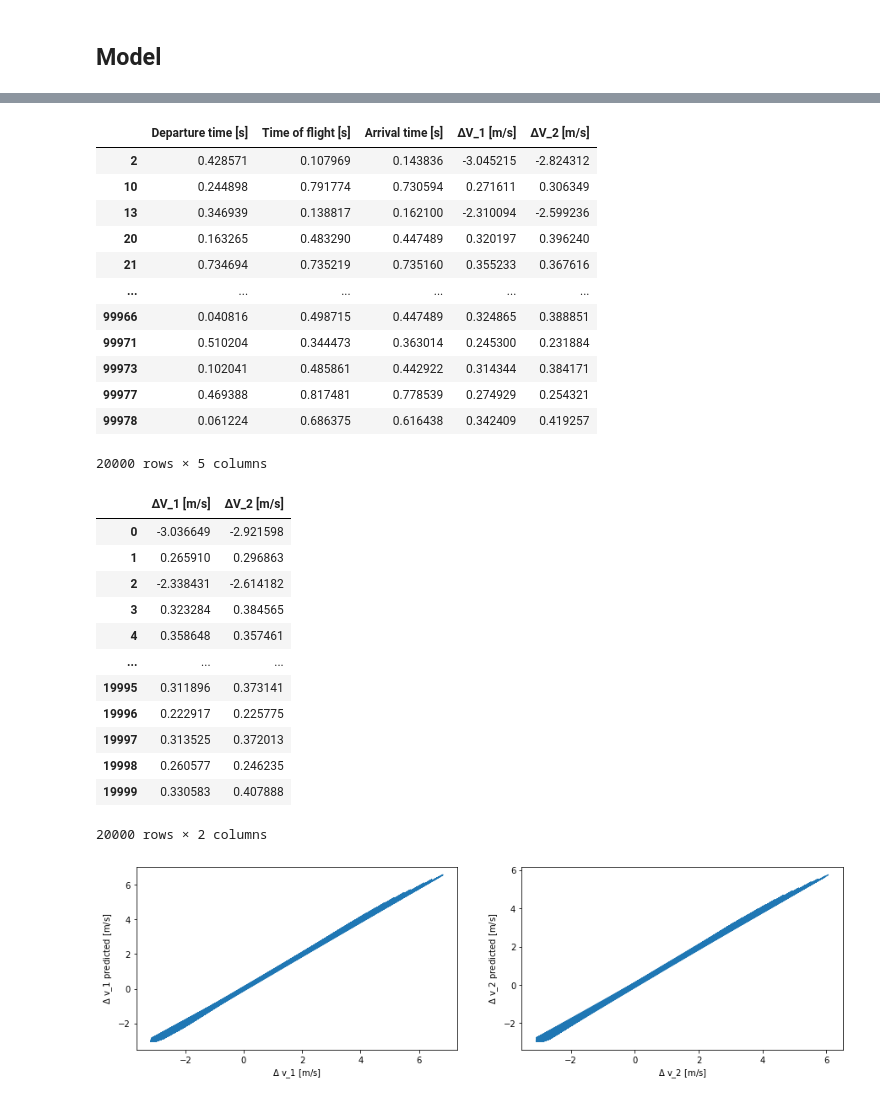
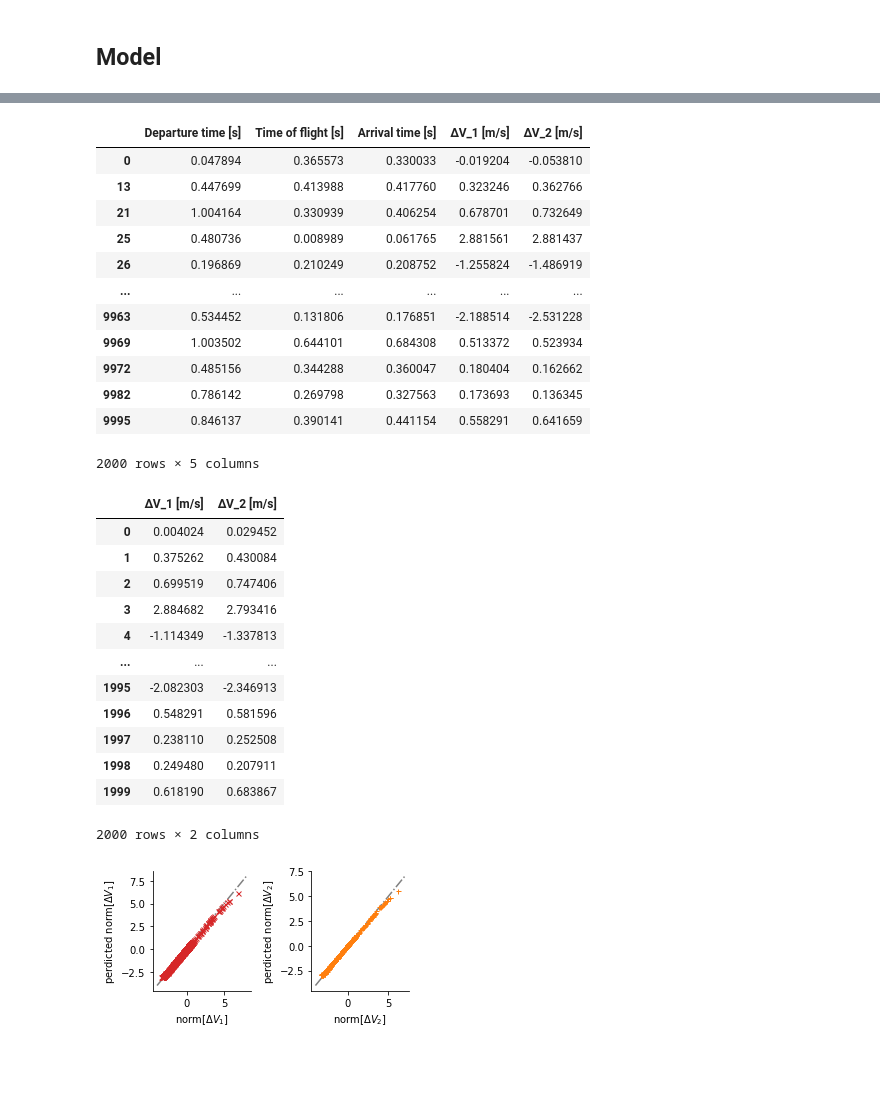
Before and after one commit to lorenzamottinelli/STA_GroupML13, a Jupyter notebook: case_3.ipynb, the cells around one changed output, grey strips where cells are left out. Drawn from its saved outputs; the diff is of its cells as text; code cells hidden in the pictures; blank space fills up the shorter version.

Commit message:
Updated case 3 notebook

```diff
--- a/case_3.ipynb
+++ b/case_3.ipynb
@@ -2,6 +2,8 @@
 # ST>A | Special Topics in Astrodynamics | ae4889
 # %%
 import matplotlib.pyplot as plt
+from scipy.stats import norm
+from scipy import stats
 import numpy as np
 import pandas as pd
 import seaborn as sns
@@ -14,6 +16,7 @@ from IPython.core.display import Image, display
 
 print(f"tensorflow version: {tf.__version__}")
 plt.rcParams['figure.facecolor'] = 'white'
+plt.rcParams['axes.spines.top'] = plt.rcParams['axes.spines.right'] = False
 np.set_printoptions(precision=4, suppress=True)
 
 JULIAN_DAY = 86400.0
@@ -23,7 +26,7 @@ departure_range = np.array([-25, 24]) * JULIAN_DAY + launch_window22
 arrival_range = np.array([-25 + 60, 24 + 449]) * JULIAN_DAY + launch_window22
 time_of_flight_range = arrival_range - departure_range
 
-raw_data = np.loadtxt('Output.txt', skiprows=1, delimiter=',')
+raw_data = np.loadtxt('Output.txt', skiprows=1, delimiter=',')[:10000]
 time_of_flight = raw_data[:, 1] - raw_data[:, 0]
 
 raw_data = np.vstack((raw_data[:, 0], time_of_flight, raw_data[:, 1], raw_data[:, 2], raw_data[:, 3])).T
@@ -179,8 +189,9 @@ train_data_normalised.describe().transpose()
 ## Model
 # %%
 model = keras.Sequential([
-    layers.Dense(100, activation='relu', input_shape=[2]),
-    layers.Dense(100, activation='relu'),
+    layers.Dense(50, activation='relu', input_shape=[2]),
+    layers.Dense(50, activation='relu'),
+    layers.Dense(50, activation='relu'),
     layers.Dense(2)
 ])
 
@@ -225,6 +238,6 @@ history = model.fit(train_data_normalised[[column_names[0], column_names[1]]].to
                     train_data_normalised[[column_names[3], column_names[4]]].to_numpy(),
                     validation_split=0.2,
                     epochs=1000,
-                    batch_size=5000,
+                    batch_size=500,
                     callbacks=[early_stop])
 # %% [output]
@@ -287,43 +300,50 @@ test_data_normalised = normalise_dataset(test_dataset.copy())
 test_data_normalised
 # %% [output]
 |  | Departure time [s] | Time of flight [s] | Arrival time [s] | ∆V_1 [m/s] | ∆V_2 [m/s] |
-| 2 | 0.428571 | 0.107969 | 0.143836 | -3.045215 | -2.824312 |
-| 10 | 0.244898 | 0.791774 | 0.730594 | 0.271611 | 0.306349 |
-| 13 | 0.346939 | 0.138817 | 0.162100 | -2.310094 | -2.599236 |
-| 20 | 0.163265 | 0.483290 | 0.447489 | 0.320197 | 0.396240 |
-| 21 | 0.734694 | 0.735219 | 0.735160 | 0.355233 | 0.367616 |
+| 0 | 0.047894 | 0.365573 | 0.330033 | -0.019204 | -0.053810 |
+| 13 | 0.447699 | 0.413988 | 0.417760 | 0.323246 | 0.362766 |
+| 21 | 1.004164 | 0.330939 | 0.406254 | 0.678701 | 0.732649 |
+| 25 | 0.480736 | 0.008989 | 0.061765 | 2.881561 | 2.881437 |
+| 26 | 0.196869 | 0.210249 | 0.208752 | -1.255824 | -1.486919 |
 | ... | ... | ... | ... | ... | ... |
-| 99966 | 0.040816 | 0.498715 | 0.447489 | 0.324865 | 0.388851 |
-| 99971 | 0.510204 | 0.344473 | 0.363014 | 0.245300 | 0.231884 |
-| 99973 | 0.102041 | 0.485861 | 0.442922 | 0.314344 | 0.384171 |
-| 99977 | 0.469388 | 0.817481 | 0.778539 | 0.274929 | 0.254321 |
-| 99978 | 0.061224 | 0.686375 | 0.616438 | 0.342409 | 0.419257 |
+| 9963 | 0.534452 | 0.131806 | 0.176851 | -2.188514 | -2.531228 |
+| 9969 | 1.003502 | 0.644101 | 0.684308 | 0.513372 | 0.523934 |
+| 9972 | 0.485156 | 0.344288 | 0.360047 | 0.180404 | 0.162662 |
+| 9982 | 0.786142 | 0.269798 | 0.327563 | 0.173693 | 0.136345 |
+| 9995 | 0.846137 | 0.390141 | 0.441154 | 0.558291 | 0.641659 |
-20000 rows × 5 columns
+2000 rows × 5 columns
 # %%
 prediction = model.predict(test_data_normalised[[column_names[0], column_names[1]]].to_numpy())
 # %%
 pd.DataFrame(data=prediction, columns=[column_names[3], column_names[4]])
 # %% [output]
 |  | ∆V_1 [m/s] | ∆V_2 [m/s] |
-| 0 | -3.036649 | -2.921598 |
-| 1 | 0.265910 | 0.296863 |
-| 2 | -2.338431 | -2.614182 |
-| 3 | 0.323284 | 0.384565 |
-| 4 | 0.358648 | 0.357461 |
+| 0 | 0.004024 | 0.029452 |
+| 1 | 0.375262 | 0.430084 |
+| 2 | 0.699519 | 0.747406 |
+| 3 | 2.884682 | 2.793416 |
+| 4 | -1.114349 | -1.337813 |
 | ... | ... | ... |
-| 19995 | 0.311896 | 0.373141 |
-| 19996 | 0.222917 | 0.225775 |
-| 19997 | 0.313525 | 0.372013 |
-| 19998 | 0.260577 | 0.246235 |
-| 19999 | 0.330583 | 0.407888 |
+| 1995 | -2.082303 | -2.346913 |
+| 1996 | 0.548291 | 0.581596 |
+| 1997 | 0.238110 | 0.252508 |
+| 1998 | 0.249480 | 0.207911 |
+| 1999 | 0.618190 | 0.683867 |
-20000 rows × 2 columns
+2000 rows × 2 columns
 # %%
-fig, (ax1, ax2) = plt.subplots(1, 2, figsize=(15, 4))
-ax1.plot(test_data_normalised[column_names[3]], prediction[:, 0])
-ax2.plot(test_data_normalised[column_names[4]], prediction[:, 1])
+fig, (ax1, ax2) = plt.subplots(1, 2, figsize=(4.55, 2.5))
+ax1.plot(np.linspace(-4, 8), np.linspace(-4, 8), '-.', c='0.5')
+ax2.plot(np.linspace(-4, 7), np.linspace(-4, 7), '-.', c='0.5')
+ax1.plot(test_data_normalised[column_names[3]], prediction[:, 0], 'x', label=fr'$\Delta V_1$', fillstyle='none', markersize=5, c='C3', rasterized=True)
+ax2.plot(test_data_normalised[column_names[4]], prediction[:, 1], '+', label=fr'$\Delta V_2$', fillstyle='none', markersize=5, c='C1', rasterized=True)
+
 
 for i, ax in enumerate([ax1, ax2]):
-    ax.set_ylabel(fr'$\Delta$ v_{i+1} predicted [m/s]')
-    ax.set_xlabel(fr'$\Delta$ v_{i+1} [m/s]')
+    ax.set_ylabel(fr'perdicted norm[$\Delta V_{i+1}$]')
+    ax.set_xlabel(fr'norm[$\Delta V_{i+1}$]')
+#    ax.legend(frameon=False)
+
+fig.tight_layout()
+# fig.savefig('case_3_pred_vs_test.pdf', dpi=450)
 # %% [output]
-[figure, old version]
+[figure, new version]
```
Also changed, not shown: parts of 22 cells of this notebook.
